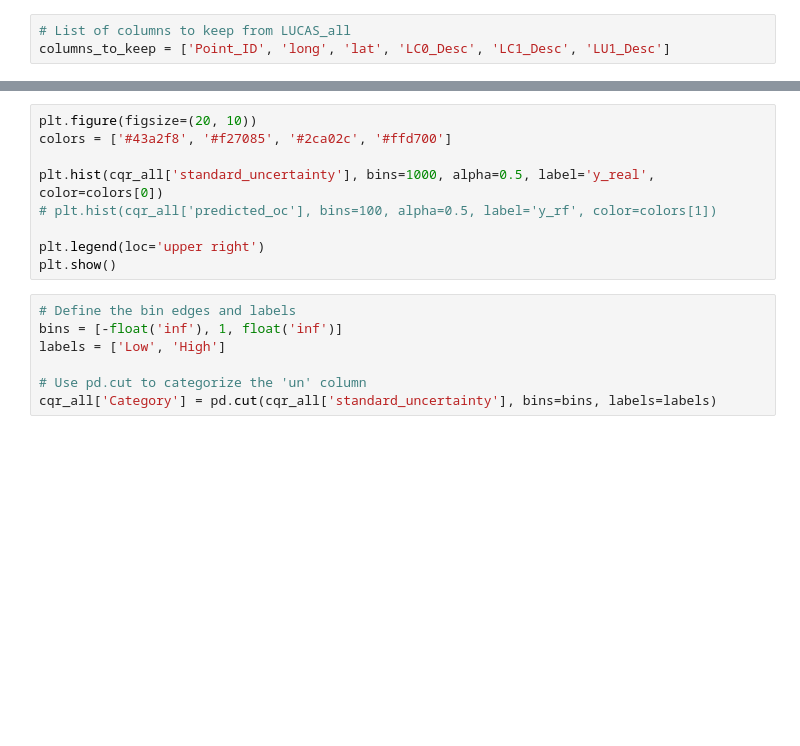
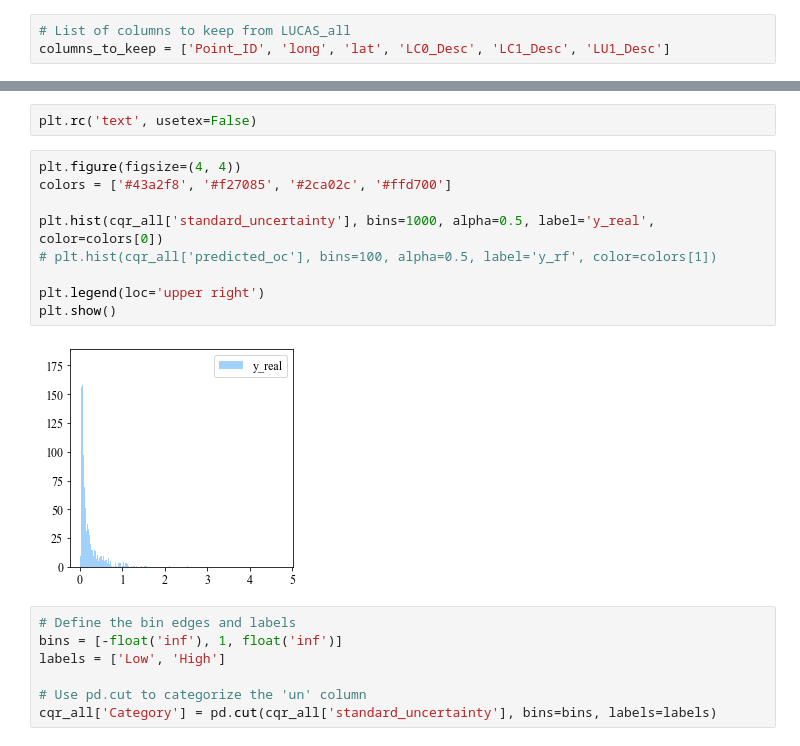
Before and after one commit to nafisehkakhani/Conformal_Prediction_DSM, a Jupyter notebook: Reults_cqr.ipynb, the cells around one changed output, grey strips where cells are left out. Saved outputs shown, nothing was run; the diff lists cells and outputs as text; blank space fills up the shorter version.

```diff
--- a/Reults_cqr.ipynb
+++ b/Reults_cqr.ipynb
@@ -89,12 +143,16 @@ cqr_all
+# %%
+plt.rc('text', usetex=False)
 # %%
-plt.figure(figsize=(20, 10))
+plt.figure(figsize=(4, 4))
 colors = ['#43a2f8', '#f27085', '#2ca02c', '#ffd700']
 
 plt.hist(cqr_all['standard_uncertainty'], bins=1000, alpha=0.5, label='y_real', color=colors[0])
 # plt.hist(cqr_all['predicted_oc'], bins=100, alpha=0.5, label='y_rf', color=colors[1])
 
 plt.legend(loc='upper right')
 plt.show()
+# %% [output]
+[figure, added]
 # %%
 # Define the bin edges and labels
 bins = [-float('inf'), 1, float('inf')]
```
Also changed, not shown: parts of 12 cells of this notebook, 2 other files.
